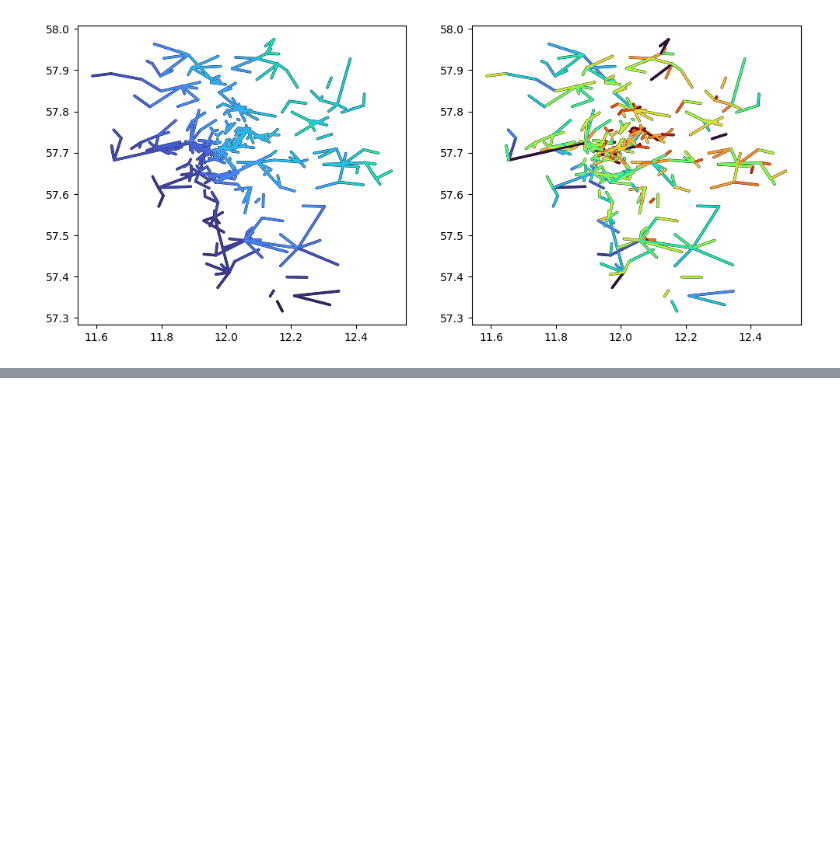
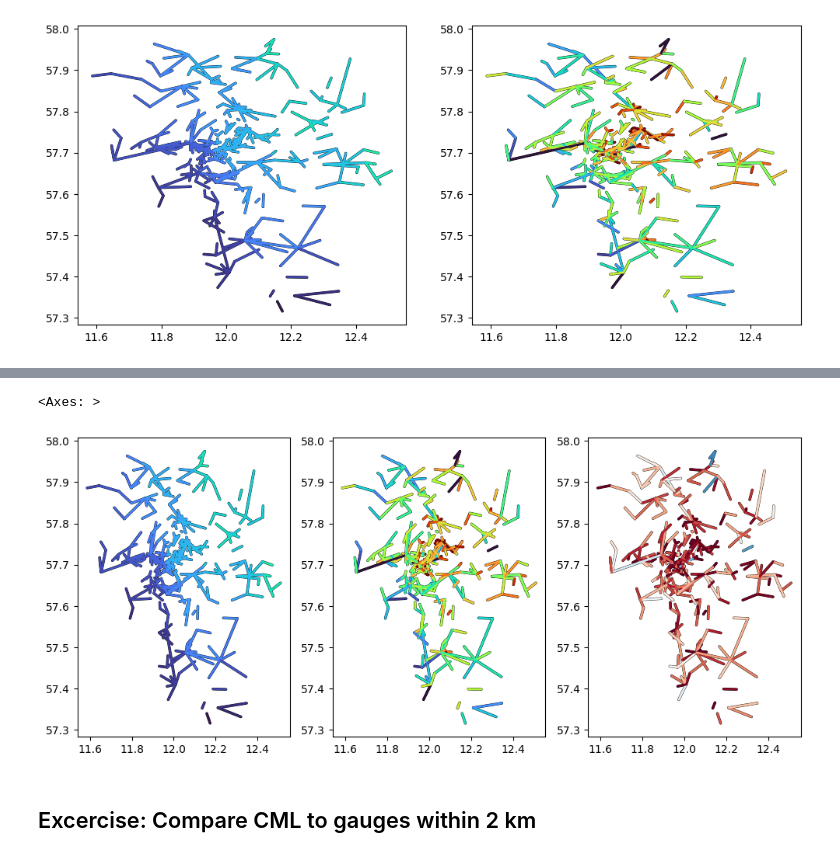
Before and after one commit to OpenSenseAction/PrePEP_short_course_OS, a Jupyter notebook: 1_poligrain_overview.ipynb, the cells around one changed output, grey strips where cells are left out. Cells and saved outputs as stored; diff of their text form; code cells hidden in the pictures; blank space fills up the shorter version.

```diff
--- a/1_poligrain_overview.ipynb
+++ b/1_poligrain_overview.ipynb
@@ -218,0 +260,12 @@ plg.plot_map.plot_plg(da_cmls=(ds_cmls.R).sum(dim='time'), ax=axs[1], vmin=0, vm
+# %%
+da_diff = radar_along_cml.sum(dim='time') - ds_cmls.R.sum(dim='time')
+
+fig, axs = plt.subplots(1, 3, figsize=(12, 5))
+plg.plot_map.plot_plg(da_cmls=radar_along_cml.sum(dim='time'), ax=axs[0], vmin=0, vmax=10)
+plg.plot_map.plot_plg(da_cmls=ds_cmls.R.sum(dim='time'), ax=axs[1], vmin=0, vmax=10)
+plg.plot_map.plot_plg(da_cmls=da_diff, ax=axs[2], vmin=-5, vmax=5, cmap='RdBu')
+# %% [output]
+<Axes: >
+[figure, added]
+# %% [markdown]
+## Excercise: Compare CML to gauges within 2 km
```
Also changed, not shown: parts of 13 cells of this notebook.
